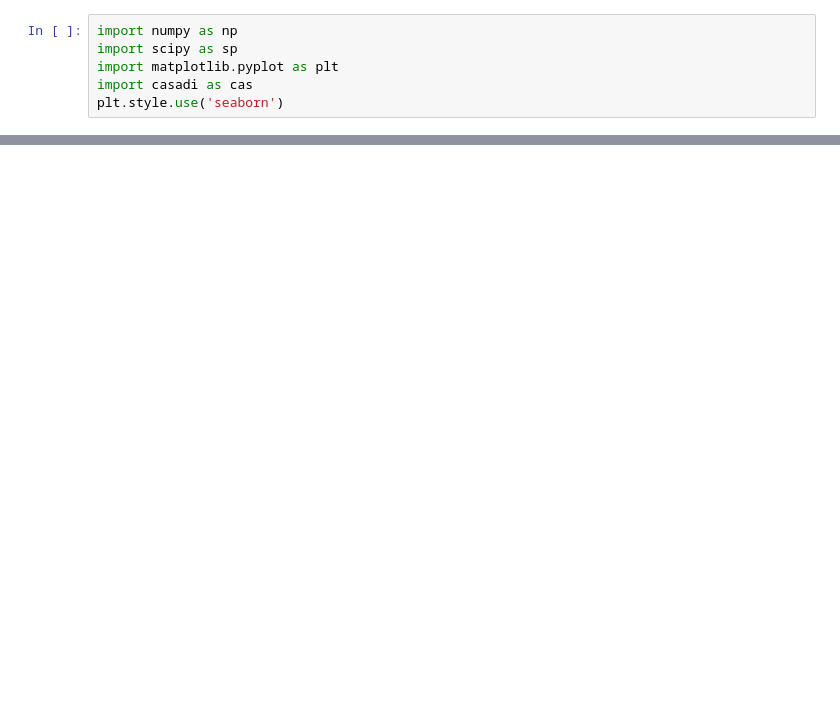
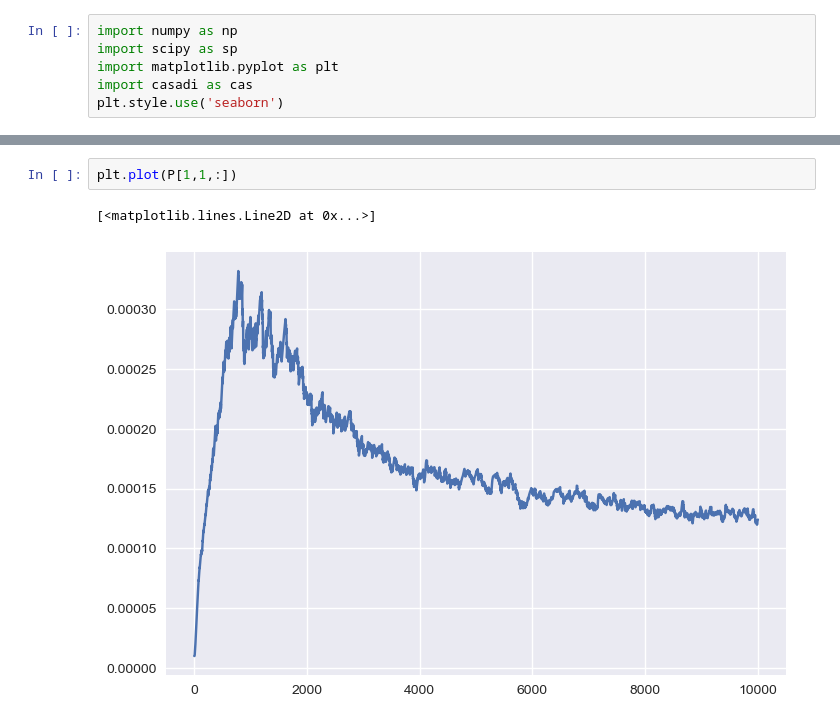
Before and after one commit to alessandroassirelli98/cooperative_truck_fleet, a Jupyter notebook: trials/unicycleEKF_world.ipynb, the cells around one changed output, grey strips where cells are left out. Saved outputs shown, nothing was run; the diff lists cells and outputs as text; blank space fills up the shorter version.

```diff
--- a/trials/unicycleEKF_world.ipynb
+++ b/trials/unicycleEKF_world.ipynb
@@ -97,0 +129,5 @@ plt.plot(x_hat[3,:])
+# %%
+plt.plot(P[1,1,:])
+# %% [output]
+[<matplotlib.lines.Line2D at 0x...>]
+[figure, added]
```
Also changed, not shown: parts of 5 cells of this notebook, 15 other files.
